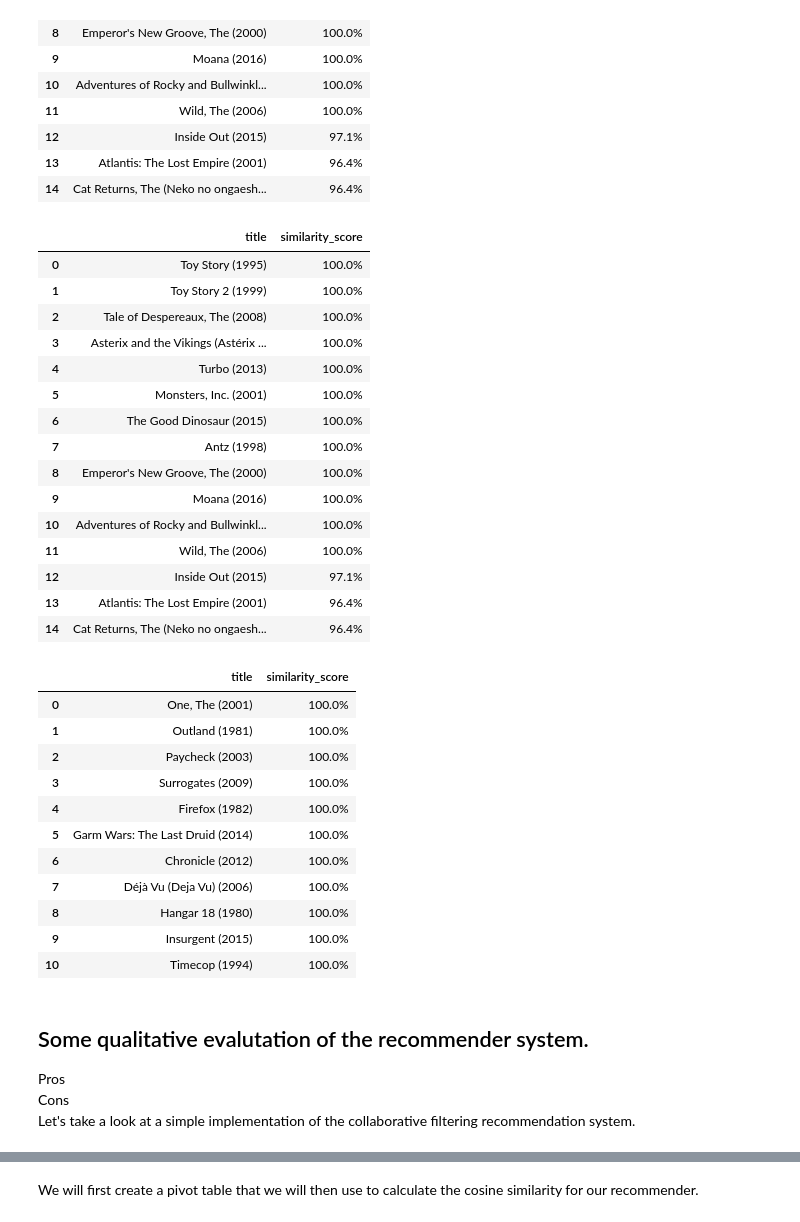
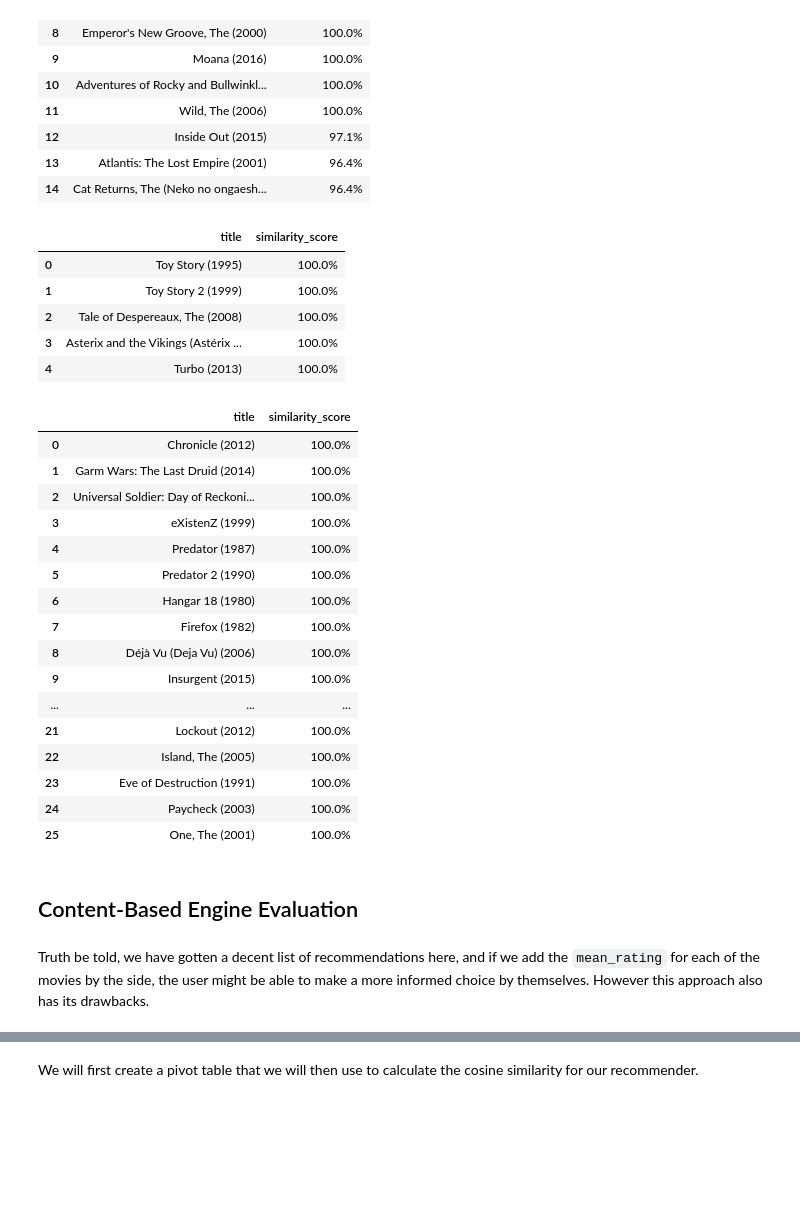
Before and after one commit to sujayjangam/Movie-Recommender-System, a Jupyter notebook: 2_Simple_Content_and_Collaborative_Filtering_Models.ipynb, the cells around one changed output, grey strips where cells are left out. Saved outputs shown, nothing was run; the diff lists cells and outputs as text; code cells hidden in the pictures; blank space fills up the shorter version.

```diff
--- a/2_Simple_Content_and_Collaborative_Filtering_Models.ipynb
+++ b/2_Simple_Content_and_Collaborative_Filtering_Models.ipynb
@@ -150,41 +266,35 @@ movie_genre_recommender('Toy Story (1995)', 15)
 | 13 | Atlantis: The Lost Empire (2001) | 96.4% |
 | 14 | Cat Returns, The (Neko no ongaesh... | 96.4% |
 # %%
-movie_genre_recommender('Shrek the Third (2007)', 15)
+movie_genre_recommender('Shrek the Third (2007)', 5)
 # %% [output]
 |  | title | similarity_score |
 | 0 | Toy Story (1995) | 100.0% |
 | 1 | Toy Story 2 (1999) | 100.0% |
 | 2 | Tale of Despereaux, The (2008) | 100.0% |
 | 3 | Asterix and the Vikings (Astérix ... | 100.0% |
 | 4 | Turbo (2013) | 100.0% |
-| 5 | Monsters, Inc. (2001) | 100.0% |
-| 6 | The Good Dinosaur (2015) | 100.0% |
-| 7 | Antz (1998) | 100.0% |
-| 8 | Emperor's New Groove, The (2000) | 100.0% |
-| 9 | Moana (2016) | 100.0% |
-| 10 | Adventures of Rocky and Bullwinkl... | 100.0% |
-| 11 | Wild, The (2006) | 100.0% |
-| 12 | Inside Out (2015) | 97.1% |
-| 13 | Atlantis: The Lost Empire (2001) | 96.4% |
-| 14 | Cat Returns, The (Neko no ongaesh... | 96.4% |
 # %%
-movie_genre_recommender('Matrix, The (1999)', 10)
+movie_genre_recommender('Matrix, The (1999)', 25)
 # %% [output]
 |  | title | similarity_score |
-| 0 | One, The (2001) | 100.0% |
-| 1 | Outland (1981) | 100.0% |
-| 2 | Paycheck (2003) | 100.0% |
-| 3 | Surrogates (2009) | 100.0% |
-| 4 | Firefox (1982) | 100.0% |
-| 5 | Garm Wars: The Last Druid (2014) | 100.0% |
-| 6 | Chronicle (2012) | 100.0% |
-| 7 | Déjà Vu (Deja Vu) (2006) | 100.0% |
-| 8 | Hangar 18 (1980) | 100.0% |
+| 0 | Chronicle (2012) | 100.0% |
+| 1 | Garm Wars: The Last Druid (2014) | 100.0% |
+| 2 | Universal Soldier: Day of Reckoni... | 100.0% |
+| 3 | eXistenZ (1999) | 100.0% |
+| 4 | Predator (1987) | 100.0% |
+| 5 | Predator 2 (1990) | 100.0% |
+| 6 | Hangar 18 (1980) | 100.0% |
+| 7 | Firefox (1982) | 100.0% |
+| 8 | Déjà Vu (Deja Vu) (2006) | 100.0% |
 | 9 | Insurgent (2015) | 100.0% |
-| 10 | Timecop (1994) | 100.0% |
+| ... | ... | ... |
+| 21 | Lockout (2012) | 100.0% |
+| 22 | Island, The (2005) | 100.0% |
+| 23 | Eve of Destruction (1991) | 100.0% |
+| 24 | Paycheck (2003) | 100.0% |
+| 25 | One, The (2001) | 100.0% |
 # %% [markdown]
-## Some qualitative evalutation of the recommender system.
-Pros<br>
-Cons<br>
-Let's take a look at a simple implementation of the collaborative filtering recommendation system.
+## Content-Based Engine Evaluation
+# %% [markdown]
+Truth be told, we have gotten a decent list of recommendations here, and if we add the `mean_rating` for each of the movies by the side, the user might be able to make a more informed choice by themselves. However this approach also has its drawbacks.
```
Also changed, not shown: parts of 91 cells of this notebook.
